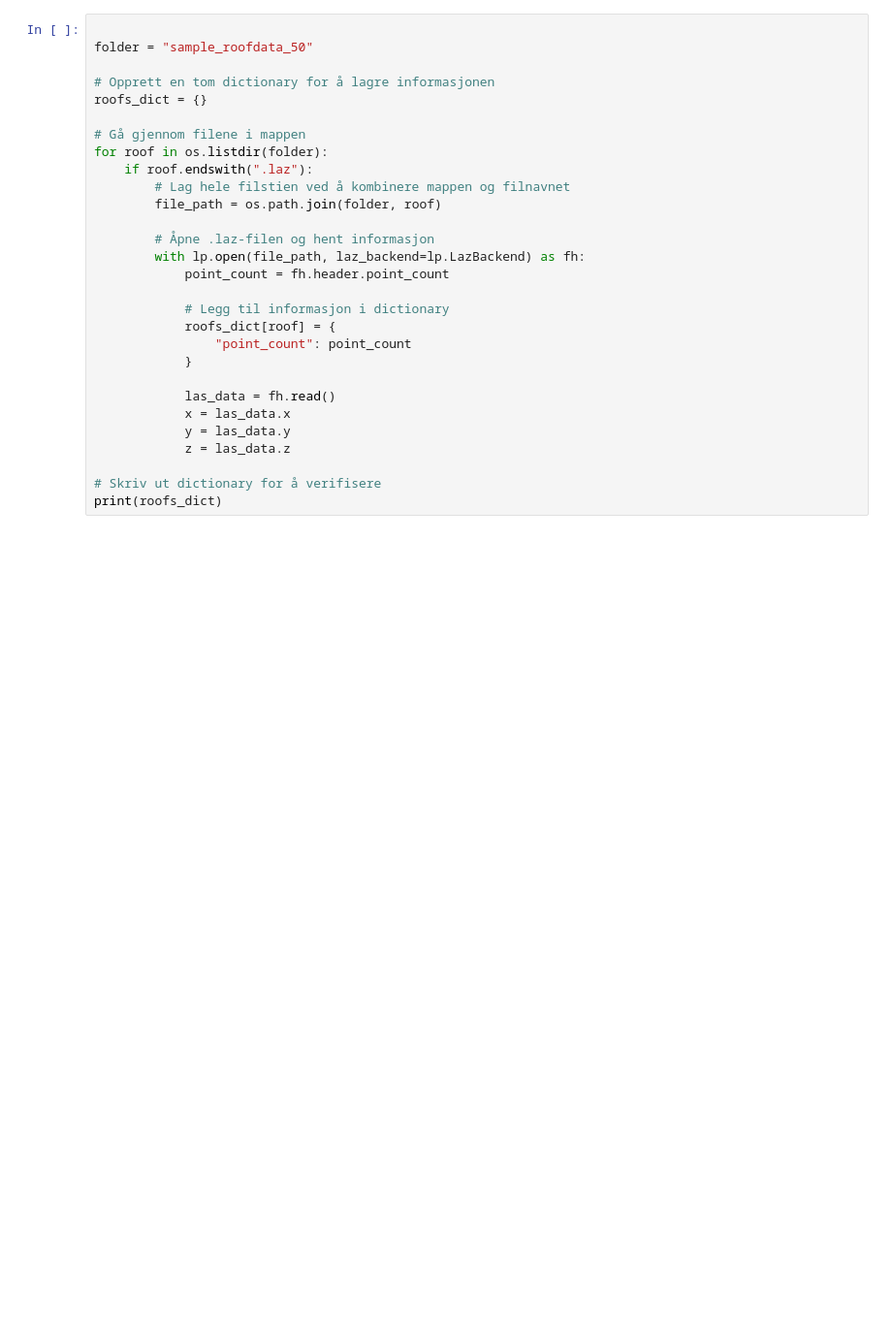
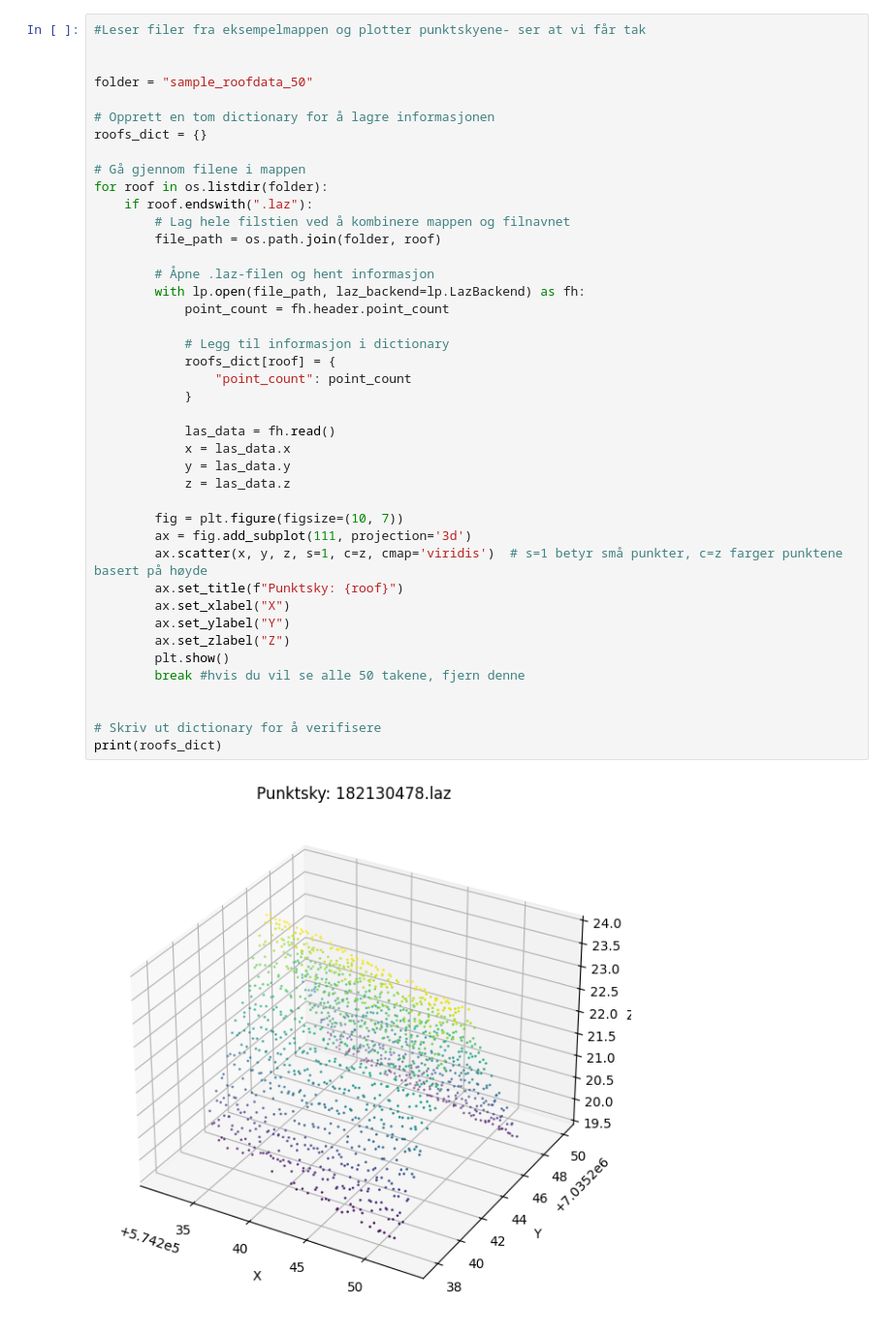
Before and after one commit to Ingridtr/TBA4251-Programmering-i-geomatikk, a Jupyter notebook: main.ipynb, the cells around one changed output. Shown: that part at 97% size. Drawn from its saved outputs; the diff is of its cells as text; blank space fills up the shorter version.

Commit message:
plotte punktskyene

```diff
--- a/main.ipynb
+++ b/main.ipynb
@@ -6,30 +8,44 @@ import pylas
 # %%
+#Leser filer fra eksempelmappen og plotter punktskyene- ser at vi får tak
+
 
 folder = "sample_roofdata_50"
 
 # Opprett en tom dictionary for å lagre informasjonen
 roofs_dict = {}
 
 # Gå gjennom filene i mappen
 for roof in os.listdir(folder):
     if roof.endswith(".laz"):
         # Lag hele filstien ved å kombinere mappen og filnavnet
         file_path = os.path.join(folder, roof)
 
         # Åpne .laz-filen og hent informasjon
         with lp.open(file_path, laz_backend=lp.LazBackend) as fh:
             point_count = fh.header.point_count
 
             # Legg til informasjon i dictionary
             roofs_dict[roof] = {
                 "point_count": point_count
             }
 
             las_data = fh.read()
             x = las_data.x
             y = las_data.y
             z = las_data.z
 
+        fig = plt.figure(figsize=(10, 7))
+        ax = fig.add_subplot(111, projection='3d')
+        ax.scatter(x, y, z, s=1, c=z, cmap='viridis')  # s=1 betyr små punkter, c=z farger punktene basert på høyde
+        ax.set_title(f"Punktsky: {roof}")
+        ax.set_xlabel("X")
+        ax.set_ylabel("Y")
+        ax.set_zlabel("Z")
+        plt.show()
+        break #hvis du vil se alle 50 takene, fjern denne
+
+
 # Skriv ut dictionary for å verifisere
 print(roofs_dict)
 # %% [output]
+[figure, added]
```
Also changed, not shown: parts of 2 cells of this notebook.
